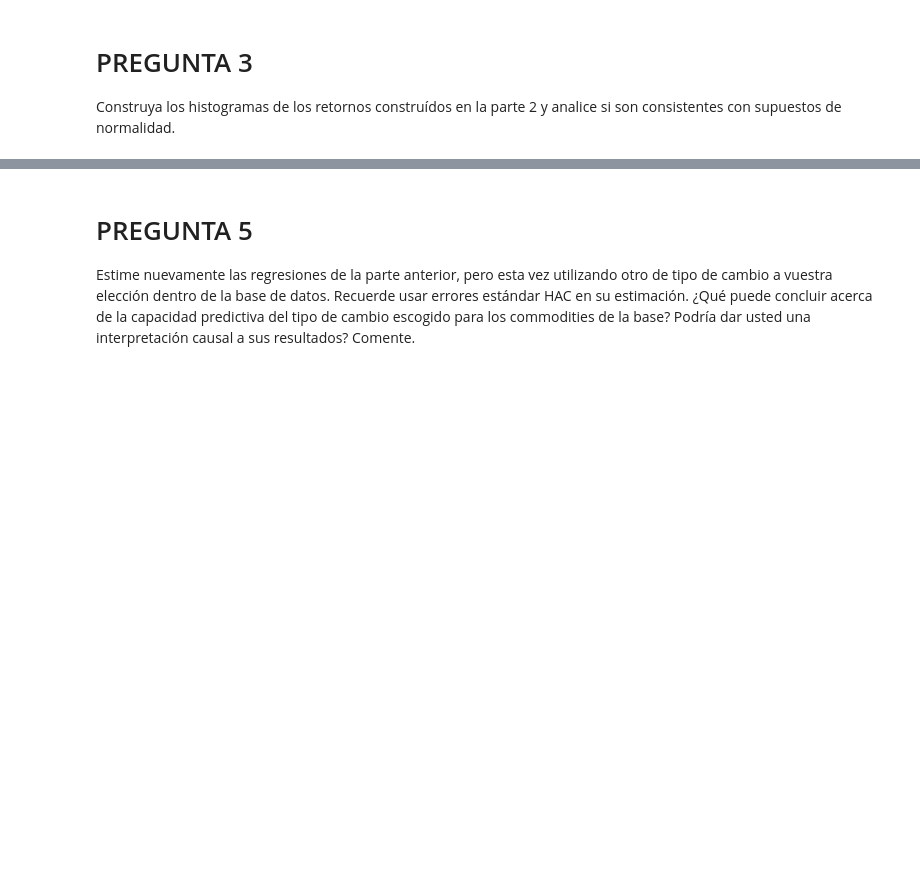
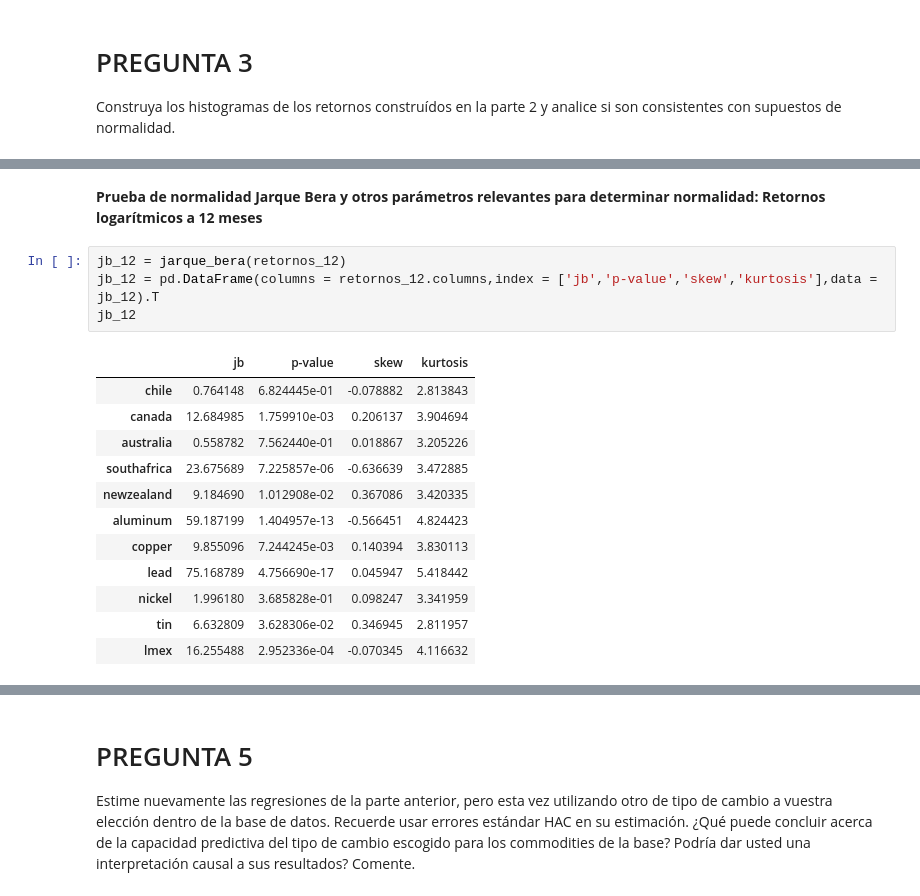
Before and after one commit to JPtatakae/Trabajo-individual-econometria, a Jupyter notebook: Tarea individual Econometría Financiera.ipynb, the cells around one changed output, grey strips where cells are left out. Drawn from its saved outputs; the diff is of its cells as text; blank space fills up the shorter version.

```diff
--- a/Tarea individual Econometría Financiera.ipynb
+++ b/Tarea individual Econometría Financiera.ipynb
@@ -362,3 +362,22 @@ jb
 | nickel | 2.922595 | 2.319352e-01 | -0.140470 | 3.375439 |
 | tin | 23.526064 | 7.787178e-06 | 0.072656 | 4.322449 |
 | lmex | 182.682219 | 2.143187e-40 | -0.576014 | 6.523769 |
+# %% [markdown]
+**Prueba de normalidad Jarque Bera y otros parámetros relevantes para determinar normalidad: Retornos logarítmicos a 12 meses**
+# %%
+jb_12 = jarque_bera(retornos_12)
+jb_12 = pd.DataFrame(columns = retornos_12.columns,index = ['jb','p-value','skew','kurtosis'],data = jb_12).T
+jb_12
+# %% [output]
+|  | jb | p-value | skew | kurtosis |
+| chile | 0.764148 | 6.824445e-01 | -0.078882 | 2.813843 |
+| canada | 12.684985 | 1.759910e-03 | 0.206137 | 3.904694 |
+| australia | 0.558782 | 7.562440e-01 | 0.018867 | 3.205226 |
+| southafrica | 23.675689 | 7.225857e-06 | -0.636639 | 3.472885 |
+| newzealand | 9.184690 | 1.012908e-02 | 0.367086 | 3.420335 |
+| aluminum | 59.187199 | 1.404957e-13 | -0.566451 | 4.824423 |
+| copper | 9.855096 | 7.244245e-03 | 0.140394 | 3.830113 |
+| lead | 75.168789 | 4.756690e-17 | 0.045947 | 5.418442 |
+| nickel | 1.996180 | 3.685828e-01 | 0.098247 | 3.341959 |
+| tin | 6.632809 | 3.628306e-02 | 0.346945 | 2.811957 |
+| lmex | 16.255488 | 2.952336e-04 | -0.070345 | 4.116632 |
```
Also changed, not shown: parts of 36 cells of this notebook.
